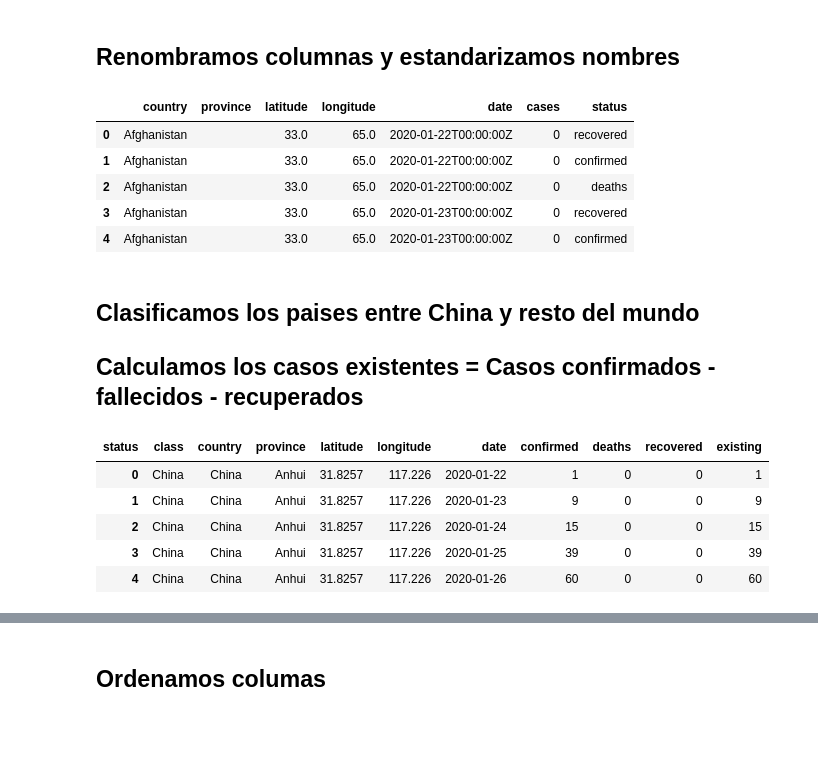
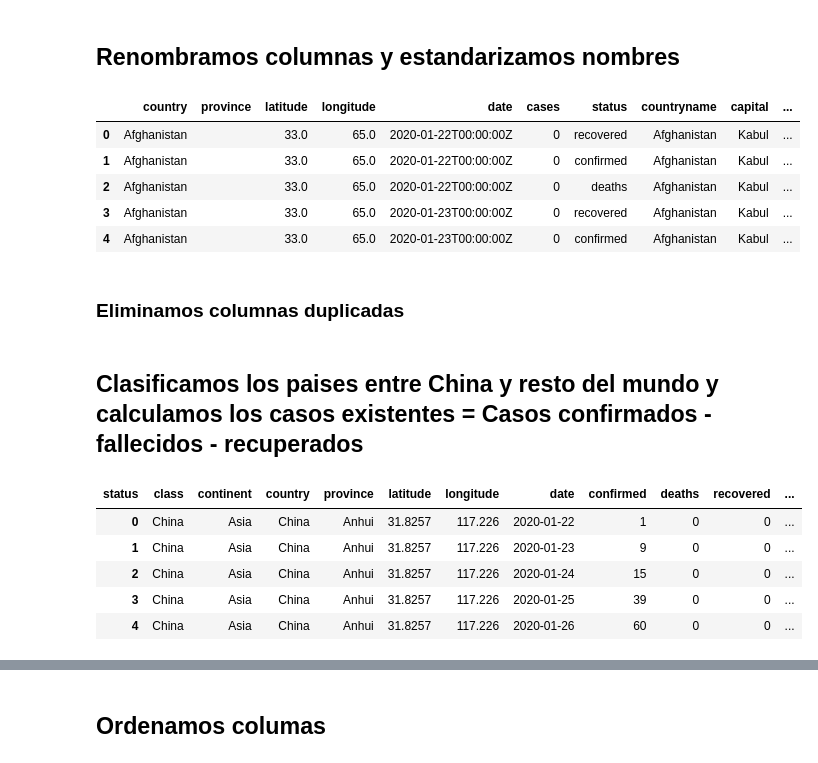
Before and after one commit to kalilu/project-statistical-analysis, a Jupyter notebook: Coronavirus API.ipynb, the cells around one changed output, grey strips where cells are left out. Drawn from its saved outputs; the diff is of its cells as text; code cells hidden in the pictures; blank space fills up the shorter version.

```diff
--- a/Coronavirus API.ipynb
+++ b/Coronavirus API.ipynb
@@ -59,0 +64,3 @@ df_coronavirus_raw.head()
+# %%
+df_continents = pd.read_csv('./data/concap.csv')
+df_continents.head()
@@ -60,34 +76,41 @@ df_coronavirus_raw.head()
+# %%
+df_coronavirus_raw = df_coronavirus_raw.merge(df_continents, left_on='Country', right_on='CountryName')
 # %% [markdown]
 # Data cleaning
 # %% [markdown]
 ## Renombramos columnas y estandarizamos nombres
 # %%
 df_coronavirus_raw.columns = df_coronavirus_raw.columns.str.replace('[.]','_').str.lower()
-df_coronavirus_raw = df_coronavirus_raw.rename(columns = {'lat':'latitude', 'lon':'longitude'})
+df_coronavirus_raw = df_coronavirus_raw.rename(columns = {'lat':'latitude', 'lon':'longitude', 'capitalname':'capital',
+                                                         'capitallatitude':'capital_latitude', 'capitallongitude':'capital_longitude',
+                                                         'countrycode':'country_code', 'continentname':'continent'})
 df_coronavirus_raw.head()
 # %% [output]
-|  | country | province | latitude | longitude | date | cases | status |
-| 0 | Afghanistan |  | 33.0 | 65.0 | 2020-01-22T00:00:00Z | 0 | recovered |
-| 1 | Afghanistan |  | 33.0 | 65.0 | 2020-01-22T00:00:00Z | 0 | confirmed |
-| 2 | Afghanistan |  | 33.0 | 65.0 | 2020-01-22T00:00:00Z | 0 | deaths |
-| 3 | Afghanistan |  | 33.0 | 65.0 | 2020-01-23T00:00:00Z | 0 | recovered |
-| 4 | Afghanistan |  | 33.0 | 65.0 | 2020-01-23T00:00:00Z | 0 | confirmed |
+|  | country | province | latitude | longitude | date | cases | status | countryname | capital | ... |
+| 0 | Afghanistan |  | 33.0 | 65.0 | 2020-01-22T00:00:00Z | 0 | recovered | Afghanistan | Kabul | ... |
+| 1 | Afghanistan |  | 33.0 | 65.0 | 2020-01-22T00:00:00Z | 0 | confirmed | Afghanistan | Kabul | ... |
+| 2 | Afghanistan |  | 33.0 | 65.0 | 2020-01-22T00:00:00Z | 0 | deaths | Afghanistan | Kabul | ... |
+| 3 | Afghanistan |  | 33.0 | 65.0 | 2020-01-23T00:00:00Z | 0 | recovered | Afghanistan | Kabul | ... |
+| 4 | Afghanistan |  | 33.0 | 65.0 | 2020-01-23T00:00:00Z | 0 | confirmed | Afghanistan | Kabul | ... |
+# %% [markdown]
+### Eliminamos columnas duplicadas
+# %%
+df_coronavirus_raw.drop('countryname', axis=1, inplace=True)
 # %% [markdown]
-## Clasificamos los paises entre China y resto del mundo
-## Calculamos los casos existentes = Casos confirmados - fallecidos - recuperados
+## Clasificamos los paises entre China y resto del mundo y calculamos los casos existentes = Casos confirmados - fallecidos - recuperados
 # %%
 df_coronavirus_raw['class'] = np.where(df_coronavirus_raw.country.str.contains('China'), 'China', 'Other Countries')
 df_coronavirus_raw['date'] = pd.to_datetime(df_coronavirus_raw['date'], format="%Y-%m-%dT%H:%M:%SZ")
-l_index = ['class','country', 'province', 'latitude','longitude', 'date']
+l_index = ['class','continent','country', 'province', 'latitude','longitude', 'date']
 df_coronavirus = pd.pivot_table(df_coronavirus_raw, values='cases',
                 index = l_index, columns=['status'],
                 aggfunc=np.sum, fill_value=0).reset_index()
 df_coronavirus['existing'] = df_coronavirus.confirmed.fillna(0) -  df_coronavirus.deaths.fillna(0) - df_coronavirus.recovered.fillna(0)
 df_coronavirus.head()
 # %% [output]
-| status | class | country | province | latitude | longitude | date | confirmed | deaths | recovered | existing |
-| 0 | China | China | Anhui | 31.8257 | 117.226 | 2020-01-22 | 1 | 0 | 0 | 1 |
-| 1 | China | China | Anhui | 31.8257 | 117.226 | 2020-01-23 | 9 | 0 | 0 | 9 |
-| 2 | China | China | Anhui | 31.8257 | 117.226 | 2020-01-24 | 15 | 0 | 0 | 15 |
-| 3 | China | China | Anhui | 31.8257 | 117.226 | 2020-01-25 | 39 | 0 | 0 | 39 |
-| 4 | China | China | Anhui | 31.8257 | 117.226 | 2020-01-26 | 60 | 0 | 0 | 60 |
+| status | class | continent | country | province | latitude | longitude | date | confirmed | deaths | recovered | ... |
+| 0 | China | Asia | China | Anhui | 31.8257 | 117.226 | 2020-01-22 | 1 | 0 | 0 | ... |
+| 1 | China | Asia | China | Anhui | 31.8257 | 117.226 | 2020-01-23 | 9 | 0 | 0 | ... |
+| 2 | China | Asia | China | Anhui | 31.8257 | 117.226 | 2020-01-24 | 15 | 0 | 0 | ... |
+| 3 | China | Asia | China | Anhui | 31.8257 | 117.226 | 2020-01-25 | 39 | 0 | 0 | ... |
+| 4 | China | Asia | China | Anhui | 31.8257 | 117.226 | 2020-01-26 | 60 | 0 | 0 | ... |
```
Also changed, not shown: parts of 10 cells of this notebook, 1 other file.
